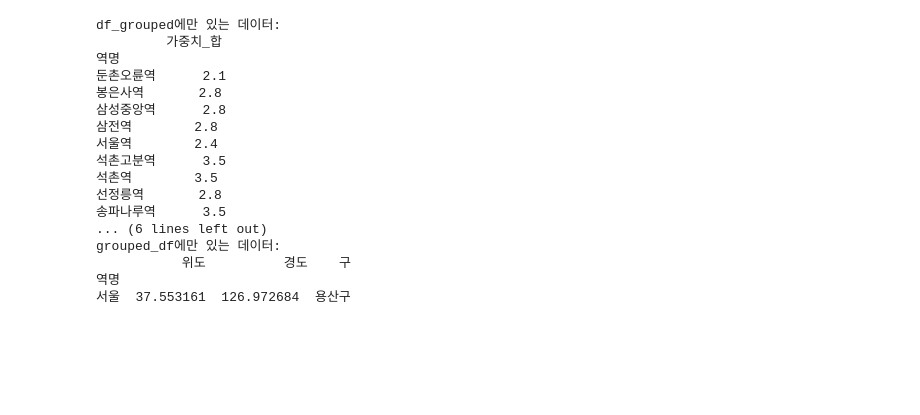
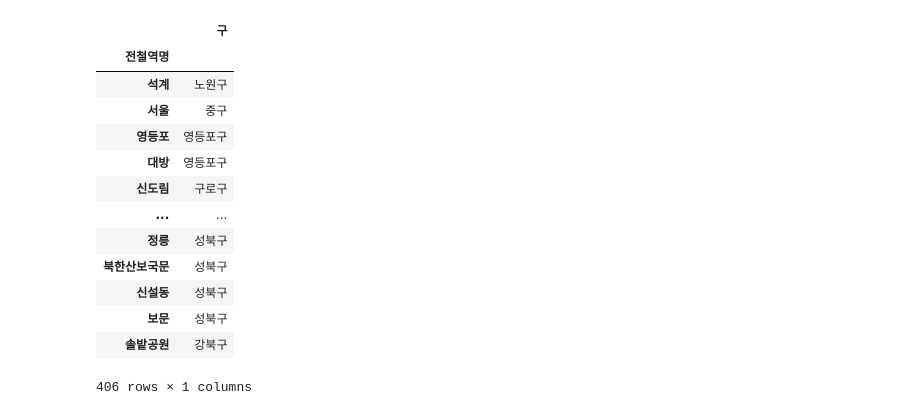
Before and after one commit to JongMany/big-data-programming-8, a Jupyter notebook: elevator_lift.ipynb, the cells around one changed output. Drawn from its saved outputs; the diff is of its cells as text; code cells hidden in the pictures; blank space fills up the shorter version.

```diff
--- a/elevator_lift.ipynb
+++ b/elevator_lift.ipynb
@@ -176,42 +130,24 @@ grouped_df
-# %%
-import pandas as pd
-
-# 두 개의 데이터프레임이 있다고 가정합니다.
-# df_grouped와 grouped_df
-
-# df_grouped에만 있는 인덱스를 찾기
-unique_to_df_grouped = df_grouped.index.difference(grouped_df.index)
-
-# grouped_df에만 있는 인덱스를 찾기
-unique_to_grouped_df = grouped_df.index.difference(df_grouped.index)
-
-# df_grouped에만 있는 데이터를 추출
-df_grouped_unique = df_grouped.loc[unique_to_df_grouped]
-
-# grouped_df에만 있는 데이터를 추출
-grouped_df_unique = grouped_df.loc[unique_to_grouped_df]
-
-# 결과 확인
-print("df_grouped에만 있는 데이터:")
-print(df_grouped_unique)
-
-print("grouped_df에만 있는 데이터:")
-print(grouped_df_unique)
-# %% [output]
-df_grouped에만 있는 데이터:
-         가중치_합
-역명
-둔촌오륜역      2.1
-봉은사역       2.8
-삼성중앙역      2.8
-삼전역        2.8
-서울역        2.4
-석촌고분역      3.5
-석촌역        3.5
-선정릉역       2.8
-송파나루역      3.5
-... (6 lines left out)
-grouped_df에만 있는 데이터:
-           위도          경도    구
-역명
-서울  37.553161  126.972684  용산구
+# %%
+# 파일을 읽어옵니다.
+file_name = 'results/지하철_위도경도.csv'
+d12 = pd.read_csv(file_name)
+
+d12 = d12[['전철역명', '구']]
+d12 = d12.set_index('전철역명')
+
+d12
+# %% [output]
+|  | 구 |
+| 전철역명 |  |
+| 석계 | 노원구 |
+| 서울 | 중구 |
+| 영등포 | 영등포구 |
+| 대방 | 영등포구 |
+| 신도림 | 구로구 |
+| ... | ... |
+| 정릉 | 성북구 |
+| 북한산보국문 | 성북구 |
+| 신설동 | 성북구 |
+| 보문 | 성북구 |
+| 솔밭공원 | 강북구 |
+406 rows × 1 columns
```
Also changed, not shown: parts of 19 cells of this notebook, 13 other files.
